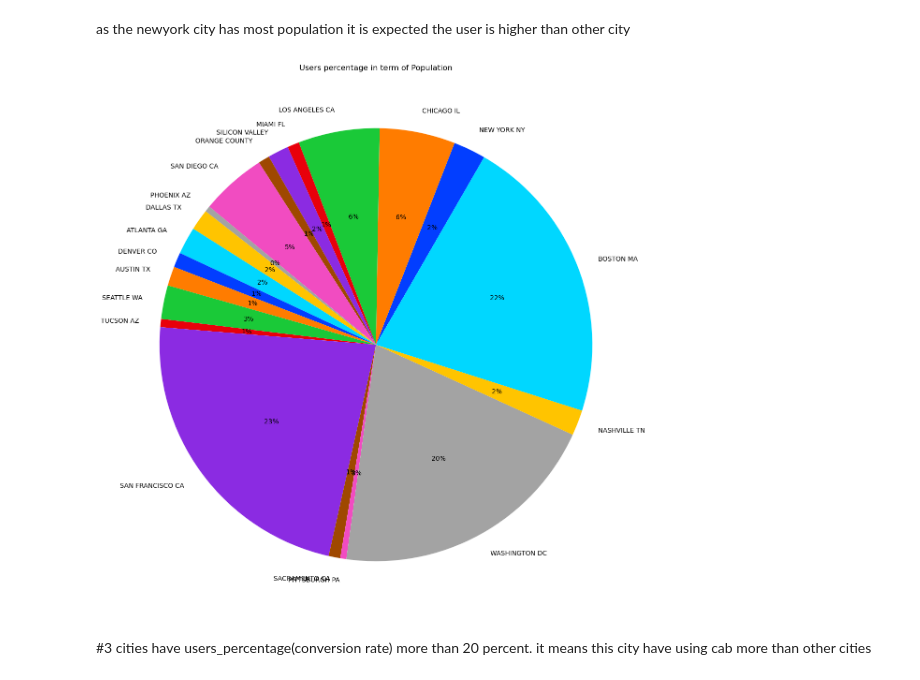
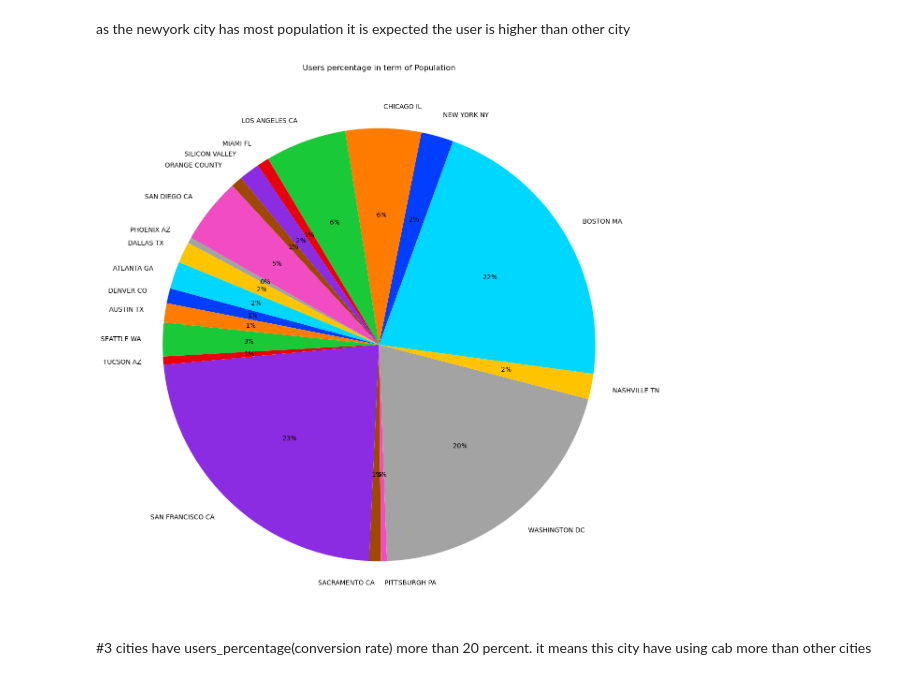
Before and after one commit to AN-SAFAWAT/EDA-Cab_Invenstment-with-ML, a Jupyter notebook: City_cab_data_analysis.ipynb, the cells around one changed output. Saved outputs shown, nothing was run; the diff lists cells and outputs as text; code cells hidden in the pictures.

```diff
--- a/City_cab_data_analysis.ipynb
+++ b/City_cab_data_analysis.ipynb
@@ -91,14 +91,14 @@ as the newyork city has most population it is expected the user is higher than o
 # %%
 #converstion of users in term of population
 
 plt.figure(figsize=(15,15))
 palette_color = sns.color_palette('bright')
 
-plt.pie(x=city['User_per'],labels=city["City"], colors=palette_color,startangle=60, autopct='%.0f%%' )
+plt.pie(x=city['User_per'],labels=city["City"], colors=palette_color,startangle=70, autopct='%.0f%%' )
 plt.title("Users percentage in term of Population")
 plt.show()
 # %% [output]
-[figure, old version]
+[figure, new version]
 # %% [markdown]
 #3 cities have users_percentage(conversion rate) more than 20 percent. it means this city have using cab more than other cities
 # %%
```
Also changed, not shown: parts of 20 cells of this notebook.
